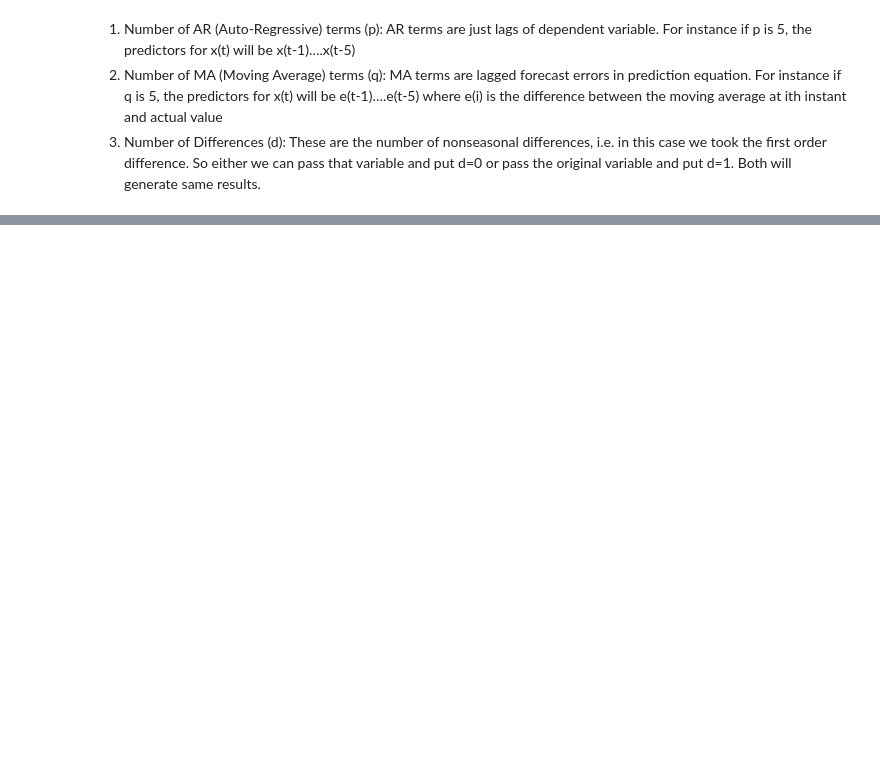
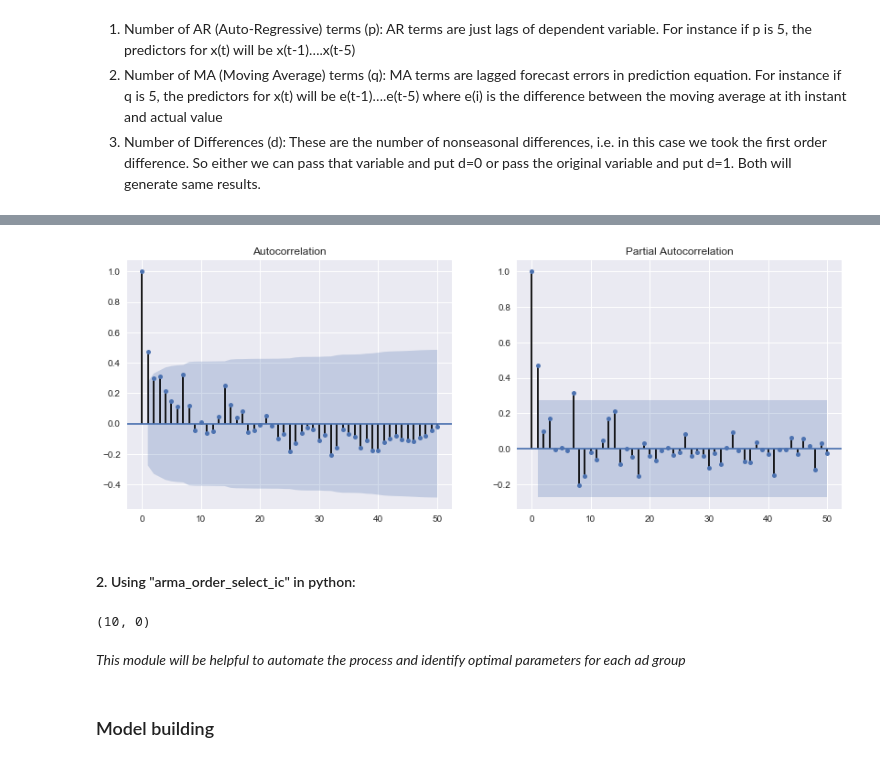
Before and after one commit to pappakrishnan/Ads-Analysis, a Jupyter notebook: Ads Analysis.ipynb, the cells around one changed output, grey strips where cells are left out. Saved outputs shown, nothing was run; the diff lists cells and outputs as text; code cells hidden in the pictures; blank space fills up the shorter version.

```diff
--- a/Ads Analysis.ipynb
+++ b/Ads Analysis.ipynb
@@ -1240,0 +1256,23 @@ ARMA_residuals.cov_params()
+# %%
+# Non-stationary group:
+dd = df_prediction.ix[df_prediction.ad == 'ad_group_24', {'shown'}]
+figs, axes = plt.subplots(1, 2, figsize = (14, 5))
+plot_acf(dd, ax = axes[0])
+plot_pacf(dd, ax = axes[1])
+plt.show()
+# %% [output]
+[figure, added]
+# %% [markdown]
+#### 2. Using "arma_order_select_ic" in python:
+# %%
+ddf = df_prediction.ix[df_prediction.ad == 'ad_group_24', {'shown'}].copy(deep = True)
+
+arma_summary = arma_order_select_ic(ddf, ic=['aic'], trend='nc',
+                                    max_ar = 10, max_ma = 5, fit_kw = {'method': 'css'})
+print(arma_summary['aic_min_order'])
+# %% [output]
+(10, 0)
+# %% [markdown]
+<i> This module will be helpful to automate the process and identify optimal parameters for each ad group
+# %% [markdown]
+### Model building
```
Also changed, not shown: parts of 67 cells of this notebook.
